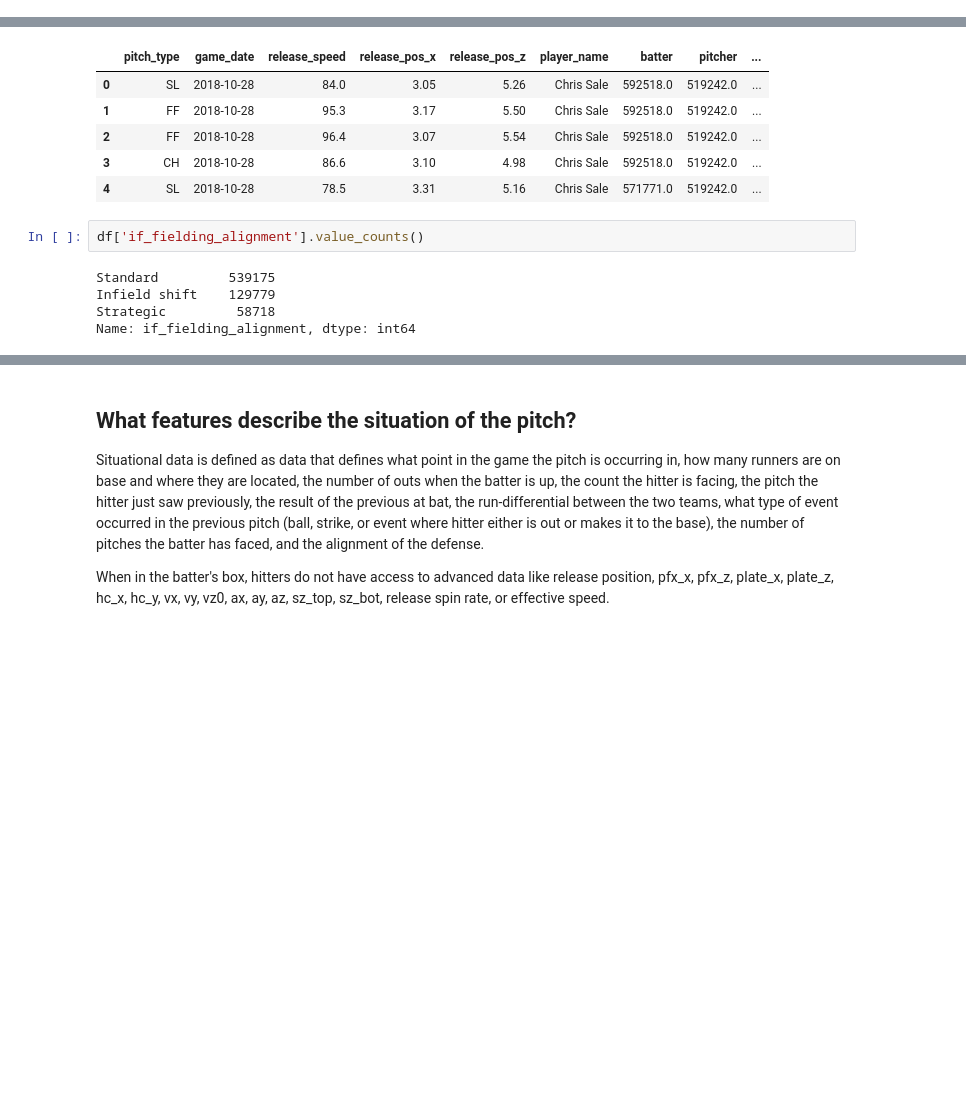
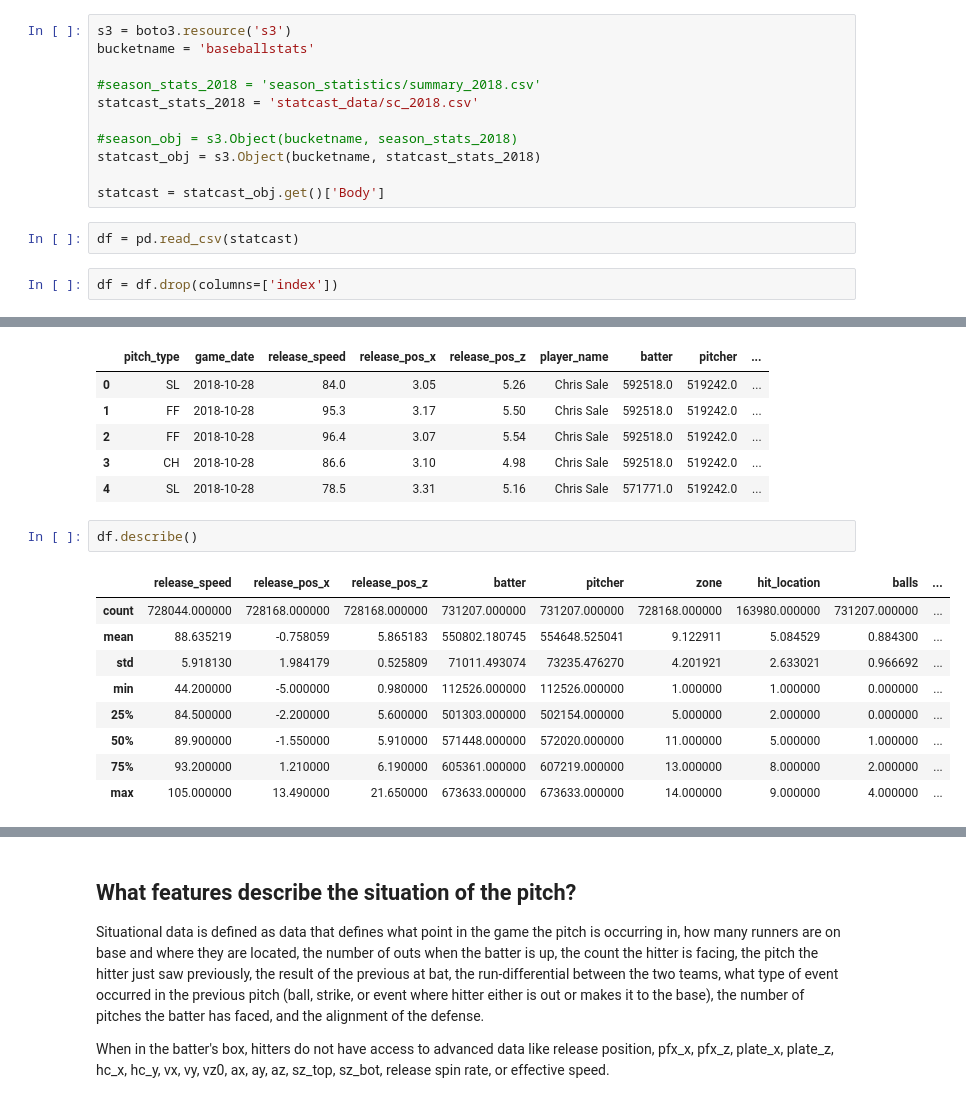
Before and after one commit to ethankuehl/project_6, a Jupyter notebook: code/02-EDA.ipynb, the cells around one changed output, grey strips where cells are left out. Cells and saved outputs as stored; diff of their text form; blank space fills up the shorter version.

```diff
--- a/code/01-EDA.ipynb
+++ b/code/02-EDA.ipynb
@@ -20,6 +18,21 @@ df = df.drop(columns=['Unnamed: 0', 'index'])
 # %%
 pd.set_option('display.max_columns', 100)
 pd.set_option('display.max_rows', 100)
+# %%
+s3 = boto3.resource('s3')
+bucketname = 'baseballstats'
+
+#season_stats_2018 = 'season_statistics/summary_2018.csv'
+statcast_stats_2018 = 'statcast_data/sc_2018.csv'
+
+#season_obj = s3.Object(bucketname, season_stats_2018)
+statcast_obj = s3.Object(bucketname, statcast_stats_2018)
+
+statcast = statcast_obj.get()['Body']
+# %%
+df = pd.read_csv(statcast)
+# %%
+df = df.drop(columns=['index'])
 # %%
 df.head()
 # %% [output]
@@ -58,11 +71,16 @@ df.head()
 | 2 | FF | 2018-10-28 | 96.4 | 3.07 | 5.54 | Chris Sale | 592518.0 | 519242.0 | ... |
 | 3 | CH | 2018-10-28 | 86.6 | 3.10 | 4.98 | Chris Sale | 592518.0 | 519242.0 | ... |
 | 4 | SL | 2018-10-28 | 78.5 | 3.31 | 5.16 | Chris Sale | 571771.0 | 519242.0 | ... |
-# %%
-df['if_fielding_alignment'].value_counts()
-# %% [output]
-Standard         539175
-Infield shift    129779
-Strategic         58718
-Name: if_fielding_alignment, dtype: int64
+# %%
+df.describe()
+# %% [output]
+|  | release_speed | release_pos_x | release_pos_z | batter | pitcher | zone | hit_location | balls | ... |
+| count | 728044.000000 | 728168.000000 | 728168.000000 | 731207.000000 | 731207.000000 | 728168.000000 | 163980.000000 | 731207.000000 | ... |
+| mean | 88.635219 | -0.758059 | 5.865183 | 550802.180745 | 554648.525041 | 9.122911 | 5.084529 | 0.884300 | ... |
+| std | 5.918130 | 1.984179 | 0.525809 | 71011.493074 | 73235.476270 | 4.201921 | 2.633021 | 0.966692 | ... |
+| min | 44.200000 | -5.000000 | 0.980000 | 112526.000000 | 112526.000000 | 1.000000 | 1.000000 | 0.000000 | ... |
+| 25% | 84.500000 | -2.200000 | 5.600000 | 501303.000000 | 502154.000000 | 5.000000 | 2.000000 | 0.000000 | ... |
+| 50% | 89.900000 | -1.550000 | 5.910000 | 571448.000000 | 572020.000000 | 11.000000 | 5.000000 | 1.000000 | ... |
+| 75% | 93.200000 | 1.210000 | 6.190000 | 605361.000000 | 607219.000000 | 13.000000 | 8.000000 | 2.000000 | ... |
+| max | 105.000000 | 13.490000 | 21.650000 | 673633.000000 | 673633.000000 | 14.000000 | 9.000000 | 4.000000 | ... |
 # %%
```
Also changed, not shown: parts of 13 cells of this notebook, 18 other files.
